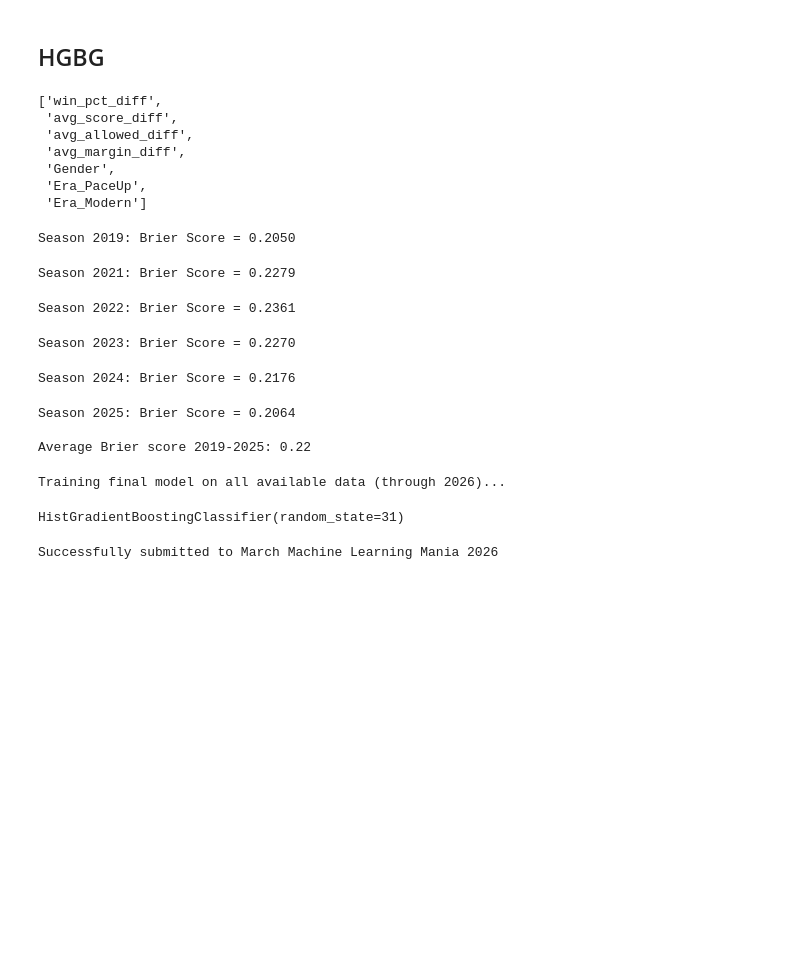
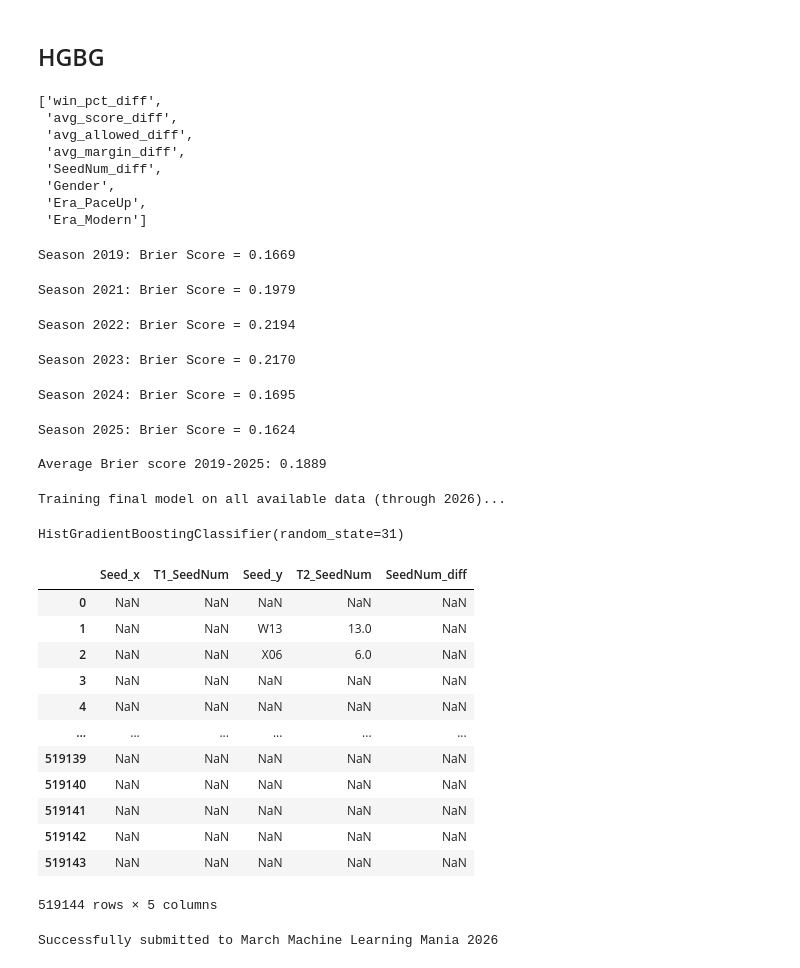
Before and after one commit to abishpius/March-Madness-2026, a Jupyter notebook: Kaggle_March_Madness.ipynb, the cells around one changed output. Saved outputs shown, nothing was run; the diff lists cells and outputs as text; code cells hidden in the pictures; blank space fills up the shorter version.

Commit message:
HGBG Model + seed features + post-processing

```diff
--- a/Kaggle_March_Madness.ipynb
+++ b/Kaggle_March_Madness.ipynb
@@ -178,6 +209,14 @@ seeds.head()
 | 2 | 1985 | W03 | 1228 | 1 | 3 |
 | 3 | 1985 | W04 | 1260 | 1 | 4 |
 | 4 | 1985 | W05 | 1374 | 1 | 5 |
+# %%
+season_stats = season_stats.merge(
+    seeds,
+    on=["Season","TeamID","Gender"],
+    how="left"
+)
+
+season_stats.head()
 # %%
 df = tour.copy()
 
@@ -193,7 +232,7 @@ t1_stats = season_stats.copy()
 t2_stats = season_stats.copy()
 
 # Rename only feature columns
-feature_cols = ["games","win_pct","avg_score","avg_allowed","avg_margin"]
+feature_cols = ["games","win_pct","avg_score","avg_allowed","avg_margin", "SeedNum"]
 
 t1_stats = t1_stats.rename(
     columns={col: f"T1_{col}" for col in feature_cols}
@@ -222,7 +261,7 @@ df = df.merge(
 
 df = df.drop(columns=["TeamID"])
 # %%
-features = [ "win_pct","avg_score","avg_allowed","avg_margin"]
+features = [ "win_pct","avg_score","avg_allowed","avg_margin", "SeedNum"]
 
 for col in features:
     df[col + "_diff"] = df["T1_" + col] - df["T2_" + col]
@@ -282,6 +315,7 @@ X_cols
  'avg_score_diff',
  'avg_allowed_diff',
  'avg_margin_diff',
+ 'SeedNum_diff',
  'Gender',
  'Era_PaceUp',
  'Era_Modern']
@@ -327,14 +361,14 @@ for val_year in tqdm(val_years, desc="LOSO CV Seasons"):
 avg_brier = np.mean([b for _, b in brier_scores])
 print("\nAverage Brier score 2019-2025:", round(avg_brier,4))
 # %% [output]
-Season 2019: Brier Score = 0.2050
+Season 2019: Brier Score = 0.1669
-Season 2021: Brier Score = 0.2279
+Season 2021: Brier Score = 0.1979
-Season 2022: Brier Score = 0.2361
+Season 2022: Brier Score = 0.2194
-Season 2023: Brier Score = 0.2270
+Season 2023: Brier Score = 0.2170
-Season 2024: Brier Score = 0.2176
+Season 2024: Brier Score = 0.1695
-Season 2025: Brier Score = 0.2064
+Season 2025: Brier Score = 0.1624
 
-Average Brier score 2019-2025: 0.22
+Average Brier score 2019-2025: 0.1889
 # %%
 # --- Final Model Training ---
 print("\nTraining final model on all available data (through 2026)...")
@@ -397,3 +431,19 @@ X_sub = X_cols
 
 # --- Predict using your already trained model ---
 sub["Pred"] = model.predict_proba(sub[X_sub])[:,1]  # <--- reuse the CV/final model
+# %%
+sub.filter(like = 'Seed')
+# %% [output]
+|  | Seed_x | T1_SeedNum | Seed_y | T2_SeedNum | SeedNum_diff |
+| 0 | NaN | NaN | NaN | NaN | NaN |
+| 1 | NaN | NaN | W13 | 13.0 | NaN |
+| 2 | NaN | NaN | X06 | 6.0 | NaN |
+| 3 | NaN | NaN | NaN | NaN | NaN |
+| 4 | NaN | NaN | NaN | NaN | NaN |
+| ... | ... | ... | ... | ... | ... |
+| 519139 | NaN | NaN | NaN | NaN | NaN |
+| 519140 | NaN | NaN | NaN | NaN | NaN |
+| 519141 | NaN | NaN | NaN | NaN | NaN |
+| 519142 | NaN | NaN | NaN | NaN | NaN |
+| 519143 | NaN | NaN | NaN | NaN | NaN |
+519144 rows × 5 columns
```
Also changed, not shown: parts of 8 cells of this notebook.
